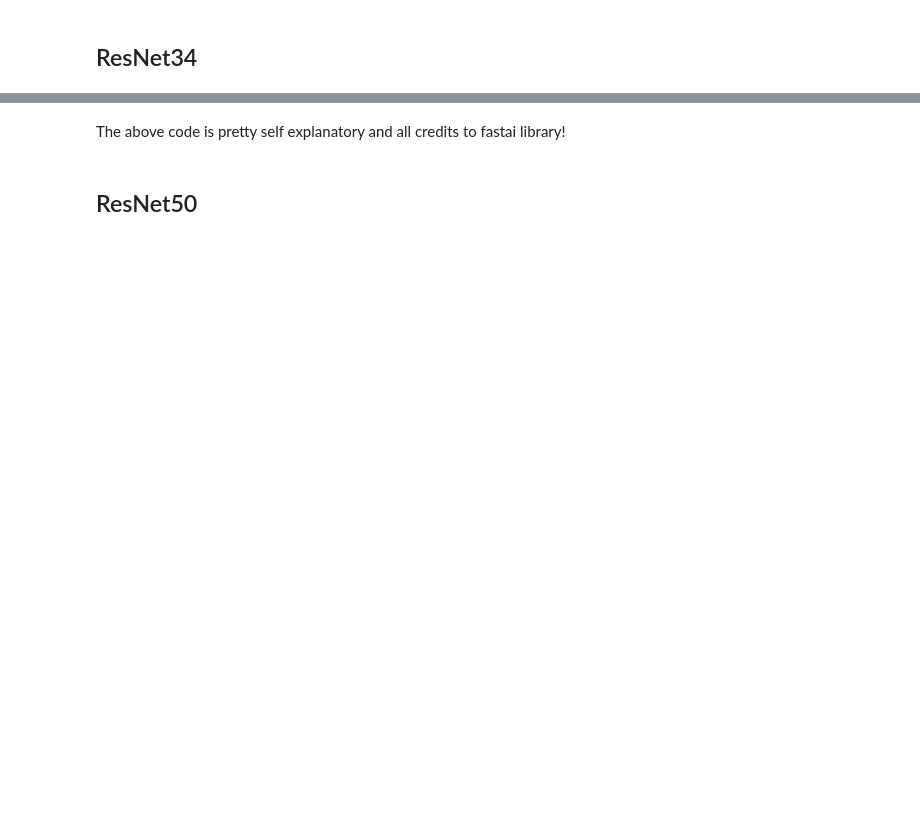
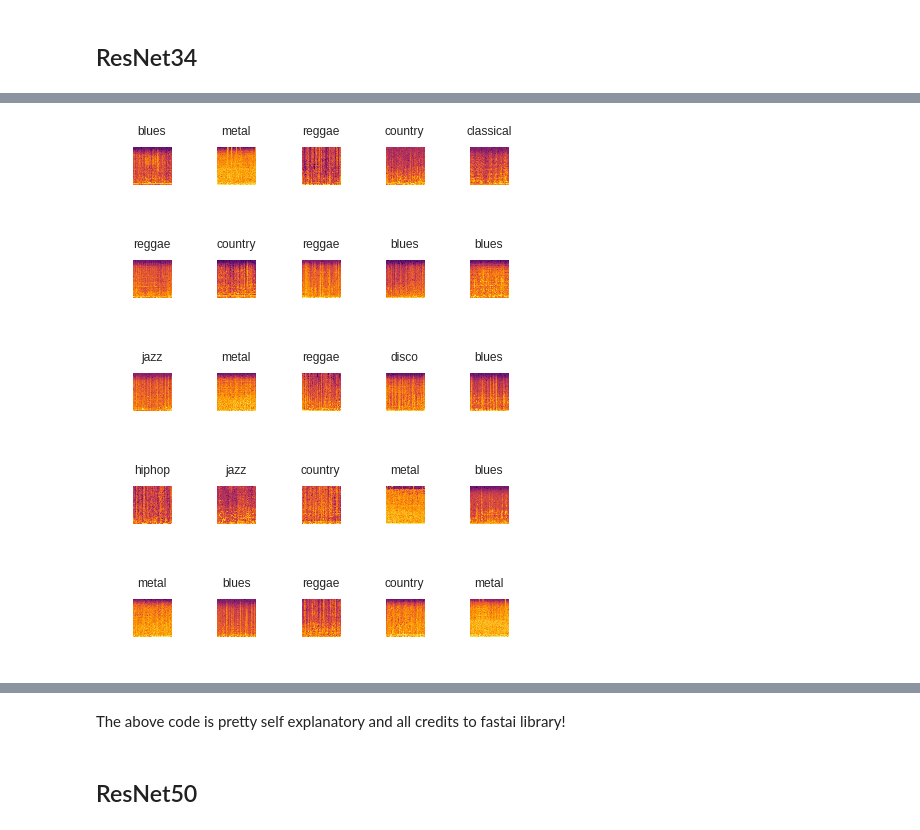
Before and after one commit to GinaCha/Music-Genre-Classification-Simple, a Jupyter notebook: Deep_Learning_Genre Classification/CNNonMusicData.ipynb, the cells around one changed output, grey strips where cells are left out. Saved outputs shown, nothing was run; the diff lists cells and outputs as text; code cells hidden in the pictures; blank space fills up the shorter version.

```diff
--- a/Deep_Learning_Genre Classification/CNNonMusicData.ipynb
+++ b/Deep_Learning_Genre Classification/CNNonMusicData.ipynb
@@ -33,4 +90,6 @@ len(data.classes),data.c
 # %%
-data.show_batch(rows=5, figsize=(5,8))
+data.show_batch(rows=5, figsize=(6,8))
+# %% [output]
+[figure, added]
 # %%
 learner = create_cnn(data, models.resnet34, metrics=accuracy)
```
Also changed, not shown: parts of 25 cells of this notebook.
